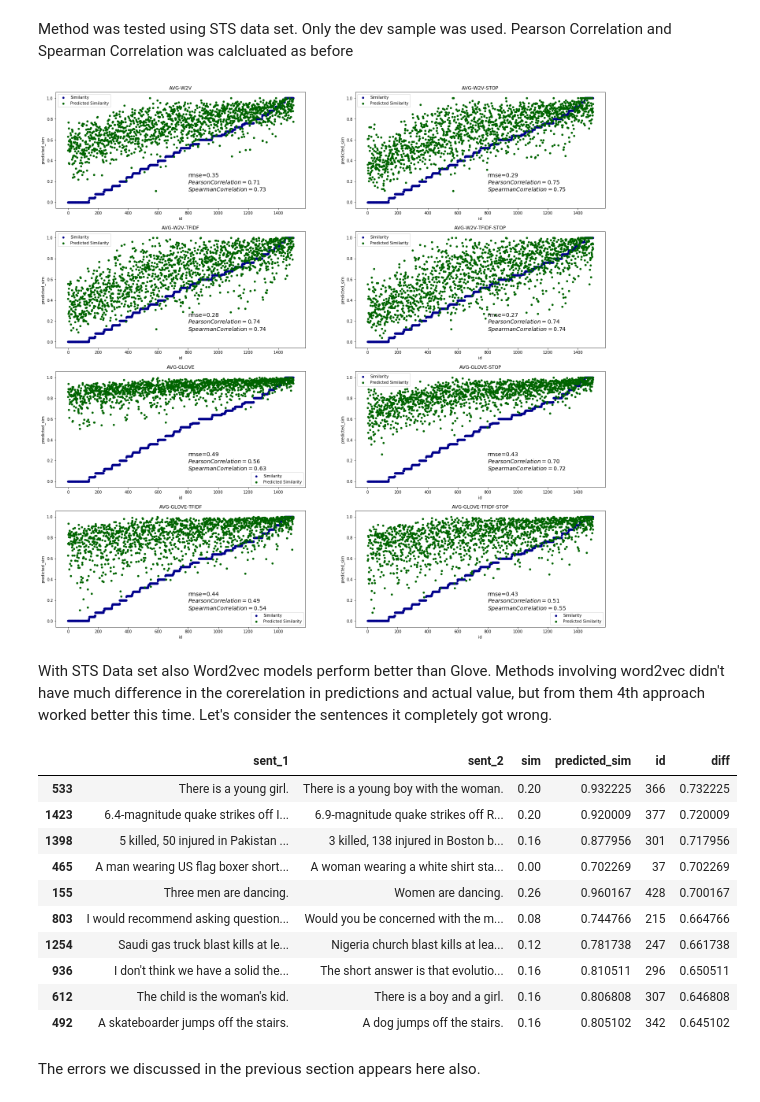
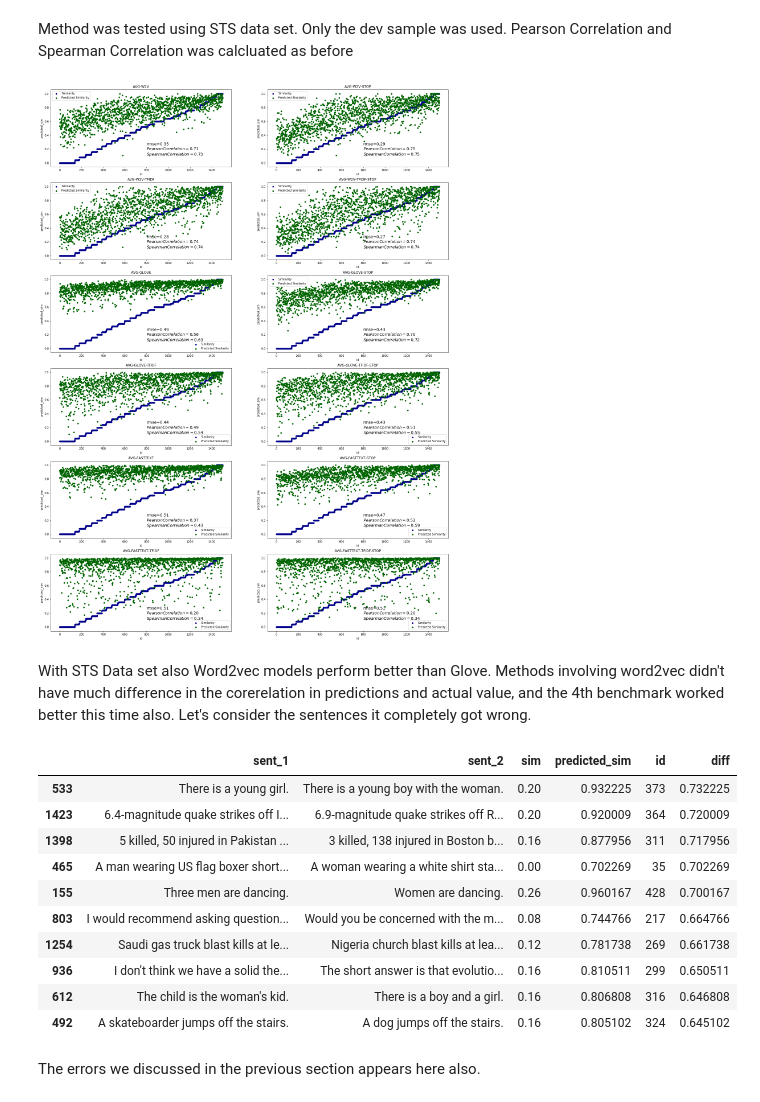
Before and after one commit to TharinduDR/Simple-Sentence-Similarity, a Jupyter notebook: Sentence Similarity.ipynb, the cells around one changed output. Cells and saved outputs as stored; diff of their text form; code cells hidden in the pictures.

```diff
--- a/Sentence Similarity.ipynb
+++ b/Sentence Similarity.ipynb
@@ -58,3 +61,6 @@ glove = load_glove("/data/glove/glove.840B.300d.txt")
+# %%
+from embeddings.load_embeddings import load_fasttext
+fasttext = load_fasttext("/data/fasttext/crawl-300d-2M-subword.vec")
 # %% [markdown]
 #### Loading Frequencies
 To weight the word vectors we need frequency stat. For that we used word frequencies that have been collected from Wikipedia.
@@ -88,7 +94,11 @@ benchmarks = [("AVG-W2V", ft.partial(run_avg_benchmark, model=word2vec, use_stop
               ("AVG-GLOVE", ft.partial(run_avg_benchmark, model=glove, use_stoplist=False)),
               ("AVG-GLOVE-STOP", ft.partial(run_avg_benchmark, model=glove, use_stoplist=True)),
               ("AVG-GLOVE-TFIDF", ft.partial(run_avg_benchmark, model=glove, use_stoplist=False, doc_freqs=doc_frequency)),
-              ("AVG-GLOVE-TFIDF-STOP",ft.partial(run_avg_benchmark, model=glove, use_stoplist=True, doc_freqs=doc_frequency))]
+              ("AVG-GLOVE-TFIDF-STOP",ft.partial(run_avg_benchmark, model=glove, use_stoplist=True, doc_freqs=doc_frequency)),
+              ("AVG-FASTTEXT", ft.partial(run_avg_benchmark, model=fasttext, use_stoplist=False)),
+              ("AVG-FASTTEXT-STOP", ft.partial(run_avg_benchmark, model=fasttext, use_stoplist=True)),
+              ("AVG-FASTTEXT-TFIDF", ft.partial(run_avg_benchmark, model=fasttext, use_stoplist=False, doc_freqs=doc_frequency)),
+              ("AVG-FASTTEXT-TFIDF-STOP",ft.partial(run_avg_benchmark, model=fasttext, use_stoplist=True, doc_freqs=doc_frequency))]
 # %% [markdown]
 Method was tested for SICK dataset. Only the training sample was used. Pearson Correlation and Spearman Correlation was used between the actual similarity and predicted similarity to evaluate the benchmark.
 # %%
@@ -96,11 +106,11 @@ import scipy
 from sklearn.metrics import mean_squared_error
 from math import sqrt
 
-fig, axes = plt.subplots(nrows=4, ncols=2, figsize=(25,25))
+fig, axes = plt.subplots(nrows=6, ncols=2, figsize=(25,35))
 row = 0
 column = 0
 sick_train = normalize(sick_train, ["sim"])
-for i in range(0, 8):
+for i in range(0, 12):
     sims, topic = run_experiment(sick_train, benchmarks[i])
     pearson_correlation = scipy.stats.pearsonr(sims, sick_train['sim'])[0]
     spearman_correlation = scipy.stats.spearmanr(sims, sick_train['sim'])[0]
@@ -123,6 +133,12 @@ for i in range(0, 8):
     if(i >=6 and i < 8):
         row = 3
         column = i-6
+    if(i >=8 and i < 10):
+        row = 4
+        column = i-8
+    if(i >=10 and i < 12):
+        row = 5
+        column = i-10
 
     sick_train.plot(kind='scatter', x='id', y='sim',color='DarkBlue', label='Similarity', title = topic, ax=axes[row, column]);
     sick_train.plot(kind='scatter', x='id', y='predicted_sim', color='DarkGreen', label='Predicted Similarity', ax=axes[row, column]);
@@ -135,7 +151,7 @@ The word2vec models tend to perform better than the Glove models. From word2vec
 import math
 import numpy as np
 
-sims, topic = run_experiment(sick_train, benchmarks[0])
+sims, topic = run_experiment(sick_train, benchmarks[3])
 sick_train['predicted_sim'] = pd.Series(sims).values
 
 sick_train["diff"] = np.sqrt((sick_train["predicted_sim"] - sick_train["sim"])**2)
@@ -162,41 +178,47 @@ Method was tested using STS data set. Only the dev sample was used. Pearson Corr
 import scipy
 
 
-fig, axes = plt.subplots(nrows=4, ncols=2, figsize=(25,25))
+fig, axes = plt.subplots(nrows=6, ncols=2, figsize=(25,35))
 row = 0
 column = 0
 sts_dev = normalize(sts_dev, ["sim"])
-for i in range(0, 8):
+for i in range(0, 12):
     sims, topic = run_experiment(sts_dev, benchmarks[i])
     pearson_correlation = scipy.stats.pearsonr(sims, sts_dev['sim'])[0]
     spearman_correlation = scipy.stats.spearmanr(sims, sts_dev['sim'])[0]
     rmse = sqrt(mean_squared_error(sims, sts_dev['sim']))
     textstr = 'rmse=%.2f\n$Pearson Correlation=%.2f$\n$Spearman Correlation=%.2f$'%(rmse, pearson_correlation, spearman_correlation)
     sts_dev['predicted_sim'] = pd.Series(sims).values
     sts_dev = sts_dev.sort_values('sim')
     id = list(range(0, len(sts_dev.index)))
     sts_dev['id'] = pd.Series(id).values
 
     if(i < 2):
         row = 0
         column = i
     if(i >= 2 and i < 4):
         row = 1
         column = i-2
     if(i >= 4 and i < 6):
         row = 2
         column = i-4
     if(i >=6 and i < 8):
         row = 3
         column = i-6
+    if(i >=8 and i < 10):
+        row = 4
+        column = i-8
+    if(i >=10 and i < 12):
+        row = 5
+        column = i-10
 
     sts_dev.plot(kind='scatter', x='id', y='sim',color='DarkBlue', label='Similarity', title = topic, ax=axes[row, column]);
     sts_dev.plot(kind='scatter', x='id', y='predicted_sim', color='DarkGreen', label='Predicted Similarity', ax=axes[row, column]);
     axes[row, column].text(800, 0.1, textstr, fontsize=14)
 # %% [output]
-[figure, old version]
+[figure, new version]
 # %% [markdown]
-With STS Data set also Word2vec models perform better than Glove. Methods involving word2vec didn't have much difference in the corerelation in predictions and actual value, but from them 4th approach worked better this time. Let's consider the sentences it completely got wrong.
+With STS Data set also Word2vec models perform better than Glove. Methods involving word2vec didn't have much difference in the corerelation in predictions and actual value, and the 4th benchmark worked better this time also. Let's consider the sentences it completely got wrong.
 # %%
 import math
 import numpy as np
@@ -210,16 +232,16 @@ sts_dev = sts_dev.sort_values("diff", ascending=False)
 sts_dev[:10]
 # %% [output]
 |  | sent_1 | sent_2 | sim | predicted_sim | id | diff |
-| 533 | There is a young girl. | There is a young boy with the woman. | 0.20 | 0.932225 | 366 | 0.732225 |
-| 1423 | 6.4-magnitude quake strikes off I... | 6.9-magnitude quake strikes off R... | 0.20 | 0.920009 | 377 | 0.720009 |
-| 1398 | 5 killed, 50 injured in Pakistan ... | 3 killed, 138 injured in Boston b... | 0.16 | 0.877956 | 301 | 0.717956 |
-| 465 | A man wearing US flag boxer short... | A woman wearing a white shirt sta... | 0.00 | 0.702269 | 37 | 0.702269 |
+| 533 | There is a young girl. | There is a young boy with the woman. | 0.20 | 0.932225 | 373 | 0.732225 |
+| 1423 | 6.4-magnitude quake strikes off I... | 6.9-magnitude quake strikes off R... | 0.20 | 0.920009 | 364 | 0.720009 |
+| 1398 | 5 killed, 50 injured in Pakistan ... | 3 killed, 138 injured in Boston b... | 0.16 | 0.877956 | 311 | 0.717956 |
+| 465 | A man wearing US flag boxer short... | A woman wearing a white shirt sta... | 0.00 | 0.702269 | 35 | 0.702269 |
 | 155 | Three men are dancing. | Women are dancing. | 0.26 | 0.960167 | 428 | 0.700167 |
-| 803 | I would recommend asking question... | Would you be concerned with the m... | 0.08 | 0.744766 | 215 | 0.664766 |
-| 1254 | Saudi gas truck blast kills at le... | Nigeria church blast kills at lea... | 0.12 | 0.781738 | 247 | 0.661738 |
-| 936 | I don't think we have a solid the... | The short answer is that evolutio... | 0.16 | 0.810511 | 296 | 0.650511 |
-| 612 | The child is the woman's kid. | There is a boy and a girl. | 0.16 | 0.806808 | 307 | 0.646808 |
-| 492 | A skateboarder jumps off the stairs. | A dog jumps off the stairs. | 0.16 | 0.805102 | 342 | 0.645102 |
+| 803 | I would recommend asking question... | Would you be concerned with the m... | 0.08 | 0.744766 | 217 | 0.664766 |
+| 1254 | Saudi gas truck blast kills at le... | Nigeria church blast kills at lea... | 0.12 | 0.781738 | 269 | 0.661738 |
+| 936 | I don't think we have a solid the... | The short answer is that evolutio... | 0.16 | 0.810511 | 299 | 0.650511 |
+| 612 | The child is the woman's kid. | There is a boy and a girl. | 0.16 | 0.806808 | 316 | 0.646808 |
+| 492 | A skateboarder jumps off the stairs. | A dog jumps off the stairs. | 0.16 | 0.805102 | 324 | 0.645102 |
 # %% [markdown]
 The errors we discussed in the previous section appears here also.
 # %% [markdown]
```
Also changed, not shown: parts of 29 cells of this notebook, 1 other file.
